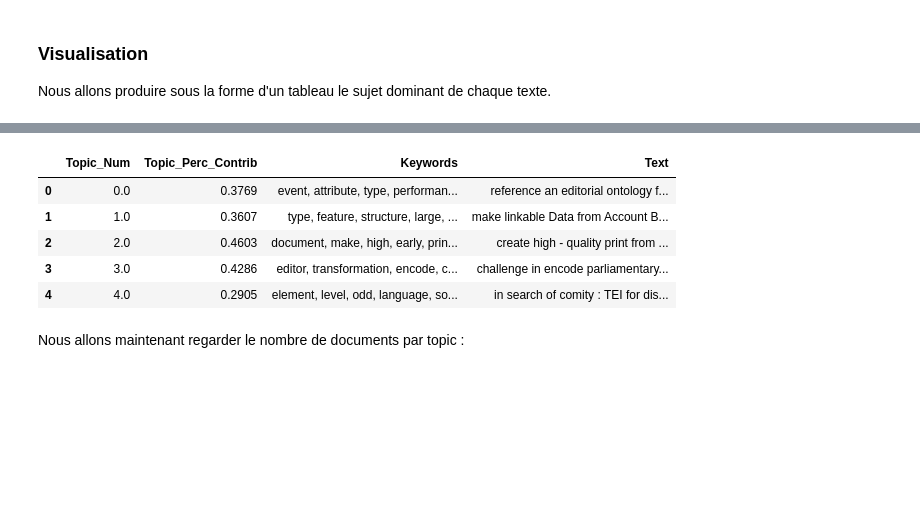
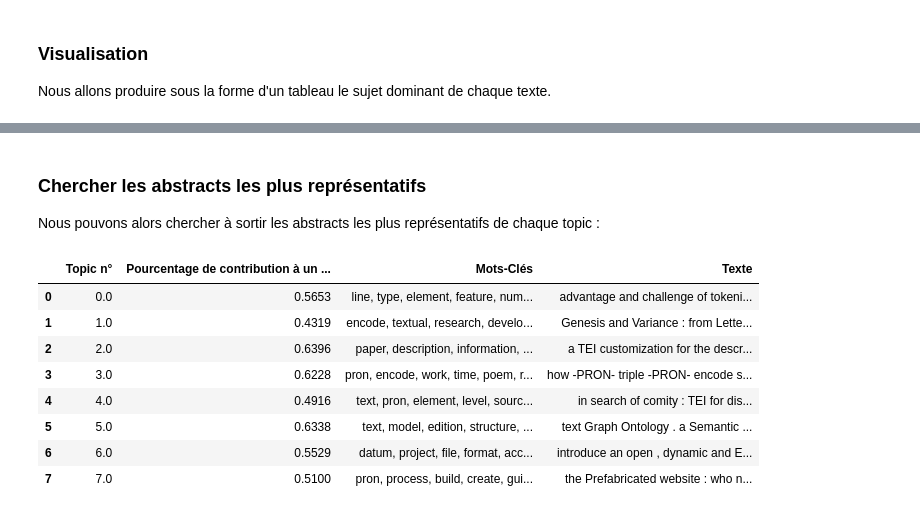
Before and after one commit to Chartes-TNAH/Devoir_Python, a Jupyter notebook: 2019/Step_5_Topic_Modeling.ipynb, the cells around one changed output, grey strips where cells are left out. Cells and saved outputs as stored; diff of their text form; code cells hidden in the pictures; blank space fills up the shorter version.

```diff
--- a/2019/Step_5_Topic_Modeling.ipynb
+++ b/2019/Step_5_Topic_Modeling.ipynb
@@ -76,13 +91,13 @@ Tout d'abord, je définis une fonction qui séquence chaque abstract en mot et r
 
 Chaque document, sous la forme d'une str, devient une liste de str.
 # %%
-def sent_to_words(sentences):
-    for sentence in sentences:
-        yield(gensim.utils.simple_preprocess(str(sentence), deacc=True))  # deacc=True removes punctuations
+def sent_to_words(documents):
+    for document in documents:
+        yield(gensim.utils.simple_preprocess(str(document), deacc=True))  # deacc=True retire la ponctuation
 
-data_words = list(sent_to_words(documents))
+data_words = list(sent_to_words(documents)) #je lemmatise les abstracts et les stock dans une variable
 
-print(data_words[:1])
+print(data_words[:1]) #Voici à quoi ressemble un extrait du corpus lemmatisé
 # %% [output]
 [['use', 'machine', 'learn', 'for', 'the', 'automated', 'classification', 'of', 'stage', 'directions', 'in', 'tei', 'encode', 'drama', 'corpora', 'authors', 'daria', 'maximova', 'national', 'research' ...
 # %% [markdown]
@@ -189,12 +205,12 @@ La LDA (latent Dirichlet Allocation) est une méthode permettant de définir que
 # %%
-# Build LDA model
+# Je construis mon algorithme de LDA
 lda_model = gensim.models.ldamodel.LdaModel(corpus=corpus,
                                            id2word=id2word,
-                                           num_topics=20,
+                                           num_topics=8,
                                            random_state=100,
-                                           update_every=1, #update_every determines how often the model parameters should be updated and
-                                           chunksize=100, #chunksize is the number of documents to be used in each training chunk.
-                                           passes=10, #passes is the total number of training passes
+                                           update_every=1, #update_every détermine avec quelle régularité il faut remettre le modèle à jour
+                                           chunksize=100, #chunksize définit le nombre de documents à utiliser dans chaque passage
+                                           passes=10, #passes est le nombre total de passage
                                            alpha='auto',
                                            per_word_topics=True)
 # %% [markdown]
@@ -326,19 +343,19 @@ Nous allons ici voir si le nombre de clusters choisi est vraiment représentatif
 # %%
 def compute_coherence_values(dictionary, corpus, texts, limit, start=2, step=3):
     """
-    Compute c_v coherence for various number of topics
+    Calcule la cohérence c_v pour un nombre variable de topics
 
     Parameters:
     ----------
-    dictionary : Gensim dictionary
-    corpus : Gensim corpus
-    texts : List of input texts
-    limit : Max num of topics
+    dictionary : Dictionnaire de Gensim
+    corpus : Corpus de Gensim
+    texts : Liste des corpus
+    limit : Nombre maximum de corpus
 
     Returns:
     -------
-    model_list : List of LDA topic models
-    coherence_values : Coherence values corresponding to the LDA model with respective number of topics
+    model_list : Liste des modèles de topic LDA topic
+    coherence_values : Valeur de la cohérence correspondance au model de LDA et son nombre de topics respectif
     """
     coherence_values = []
     model_list = []
@@ -410,0 +405,6 @@ pprint(optimal_model.print_topics(num_words=10))
+# %%
+optimal_model = model_list[1] #optimal_model et model_list sont des éléments gensim contenant les topics et les textes.
+#Model_list est la liste des modèles de nombres de topics et la distribution interne donnée ci-dessus. Comme le modèle le plus efficace est
+#celui à 8 topics, je le sélectionne
+model_topics = optimal_model.show_topics(formatted=False) #Model_topics est une liste produite par la méthode show_topics.
+pprint(optimal_model.print_topics(num_words=10))
@@ -461,28 +487,33 @@ Puis nous allons trouver l'abstract le plus représentatif de chaque topic.
+# %% [markdown]
+### Chercher les abstracts les plus représentatifs ###
+
+Nous pouvons alors chercher à sortir les abstracts les plus représentatifs de chaque topic :
 # %%
 # Group top 5 sentences under each topic
 sent_topics_sorteddf_mallet = pd.DataFrame()
 
 sent_topics_outdf_grpd = df_topic_sents_keywords.groupby('Dominant_Topic')
 
 for i, grp in sent_topics_outdf_grpd:
     sent_topics_sorteddf_mallet = pd.concat([sent_topics_sorteddf_mallet,
                                              grp.sort_values(['Perc_Contribution'], ascending=[0]).head(1)],
                                             axis=0)
 
 # Reset Index
 sent_topics_sorteddf_mallet.reset_index(drop=True, inplace=True)
 
 # Format
-sent_topics_sorteddf_mallet.columns = ['Topic_Num', "Topic_Perc_Contrib", "Keywords", "Text"]
+sent_topics_sorteddf_mallet.columns = ['Topic n°', "Pourcentage de contribution à un topic", "Mots-Clés", "Texte"]
 
 # Show
-sent_topics_sorteddf_mallet.head()
+sent_topics_sorteddf_mallet.head(8)
 # %% [output]
-|  | Topic_Num | Topic_Perc_Contrib | Keywords | Text |
-| 0 | 0.0 | 0.3769 | event, attribute, type, performan... | reference an editorial ontology f... |
-| 1 | 1.0 | 0.3607 | type, feature, structure, large, ... | make linkable Data from Account B... |
-| 2 | 2.0 | 0.4603 | document, make, high, early, prin... | create high - quality print from ... |
-| 3 | 3.0 | 0.4286 | editor, transformation, encode, c... | challenge in encode parliamentary... |
-| 4 | 4.0 | 0.2905 | element, level, odd, language, so... | in search of comity : TEI for dis... |
+|  | Topic n° | Pourcentage de contribution à un ... | Mots-Clés | Texte |
+| 0 | 0.0 | 0.5653 | line, type, element, feature, num... | advantage and challenge of tokeni... |
+| 1 | 1.0 | 0.4319 | encode, textual, research, develo... | Genesis and Variance : from Lette... |
+| 2 | 2.0 | 0.6396 | paper, description, information, ... | a TEI customization for the descr... |
+| 3 | 3.0 | 0.6228 | pron, encode, work, time, poem, r... | how -PRON- triple -PRON- encode s... |
+| 4 | 4.0 | 0.4916 | text, pron, element, level, sourc... | in search of comity : TEI for dis... |
+| 5 | 5.0 | 0.6338 | text, model, edition, structure, ... | text Graph Ontology . a Semantic ... |
+| 6 | 6.0 | 0.5529 | datum, project, file, format, acc... | introduce an open , dynamic and E... |
+| 7 | 7.0 | 0.5100 | pron, process, build, create, gui... | the Prefabricated website : who n... |
-# %% [markdown]
-Nous allons maintenant regarder le nombre de documents par topic :
```
Also changed, not shown: parts of 35 cells of this notebook, 3 other files.
